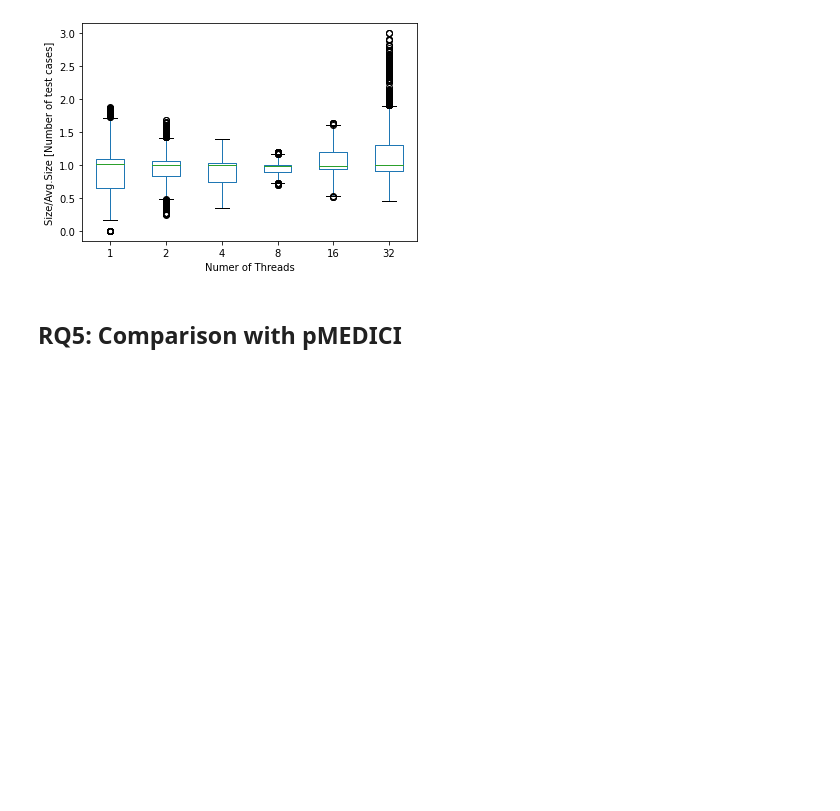
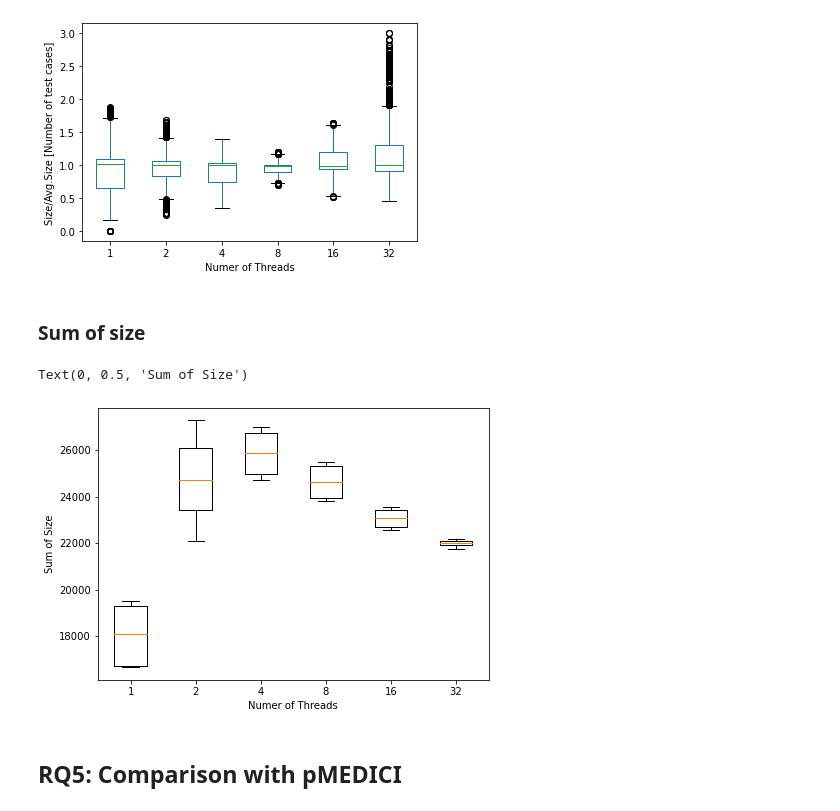
Before and after one commit to fmselab/ct-tools, a Jupyter notebook: KALI/documents/ATVA2022.ipynb, the cells around one changed output. Drawn from its saved outputs; the diff is of its cells as text; code cells hidden in the pictures; blank space fills up the shorter version.

```diff
--- a/KALI/documents/ATVA2022.ipynb
+++ b/KALI/documents/ATVA2022.ipynb
@@ -288,6 +317,34 @@ boxplot.set_ylabel("Size/Avg.Size [Number of test cases]")
 # %% [output]
 Text(0, 0.5, 'Size/Avg.Size [Number of test cases]')
 [figure]
+# %% [markdown]
+### Sum of size
+# %%
+df_new = pd.read_csv ('outputWIndex.csv', sep=';')
+
+size_sum = pd.DataFrame(columns=["1", "2", "4", "8", "16", "32"])
+#timed_out = df_new[df_new['size'].eq(-1)]['fileName'].unique()
+
+#df_new = df_new[~df_new.fileName.isin(timed_out)]
+
+for i in range(1,81):
+    size_sum.loc[len(size_sum.index)] = [df_new[(df_new.indexVal == i) & df_new.nThreads.eq(1)]['size'].sum().astype(int),
+                                        df_new[(df_new.indexVal == i) & df_new.nThreads.eq(2)]['size'].sum().astype(int),
+                                        df_new[(df_new.indexVal == i) & df_new.nThreads.eq(4)]['size'].sum().astype(int),
+                                        df_new[(df_new.indexVal == i) & df_new.nThreads.eq(8)]['size'].sum().astype(int),
+                                        df_new[(df_new.indexVal == i) & df_new.nThreads.eq(16)]['size'].sum().astype(int),
+                                        df_new[(df_new.indexVal == i) & df_new.nThreads.eq(32)]['size'].sum().astype(int)]
+
+fig = plt.figure(figsize =(7, 5))
+ax = fig.add_subplot(111)
+ax.boxplot(size_sum)
+ax.set
+ax.set_xticklabels(nThreads)
+ax.set_xlabel("Numer of Threads")
+ax.set_ylabel("Sum of Size")
+# %% [output]
+Text(0, 0.5, 'Sum of Size')
+[figure, added]
 # %% [markdown]
 ## RQ5: Comparison with pMEDICI
 # %%
```
Also changed, not shown: parts of 4 cells of this notebook, 2 other files.
